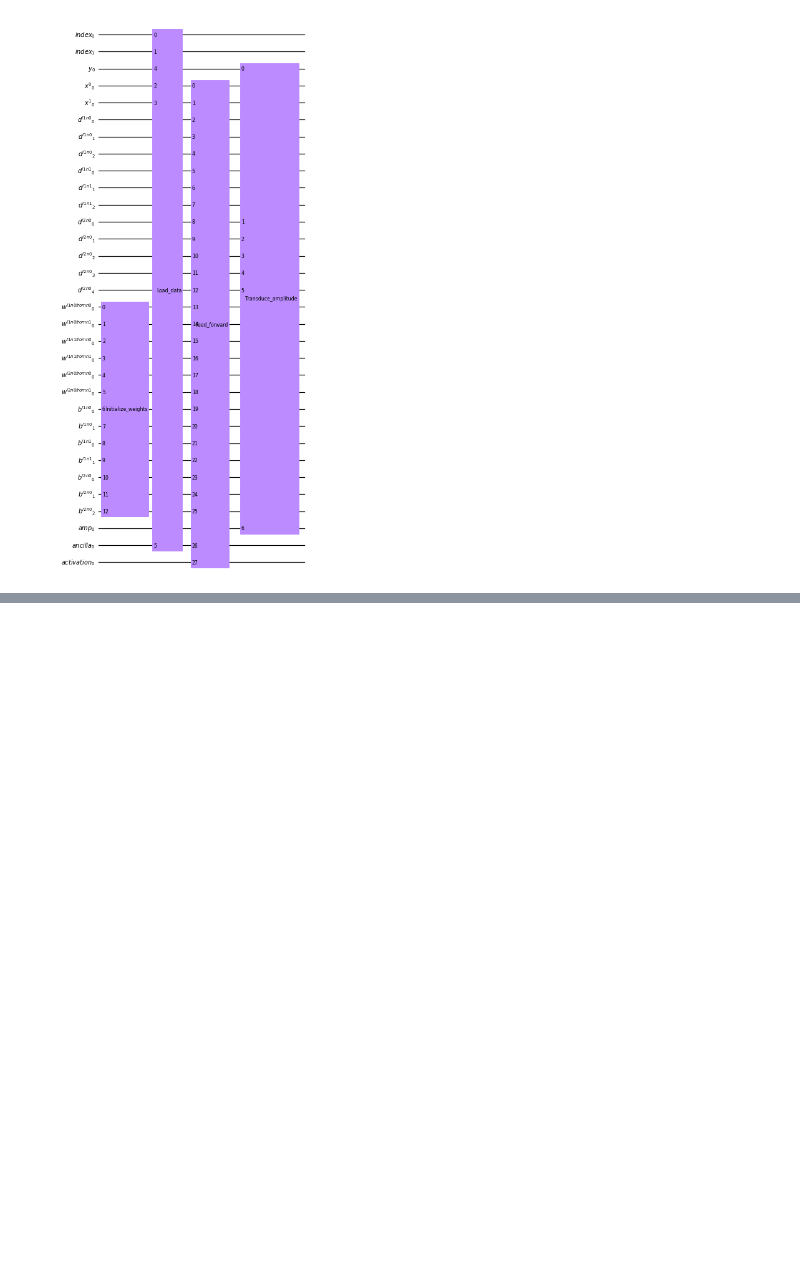
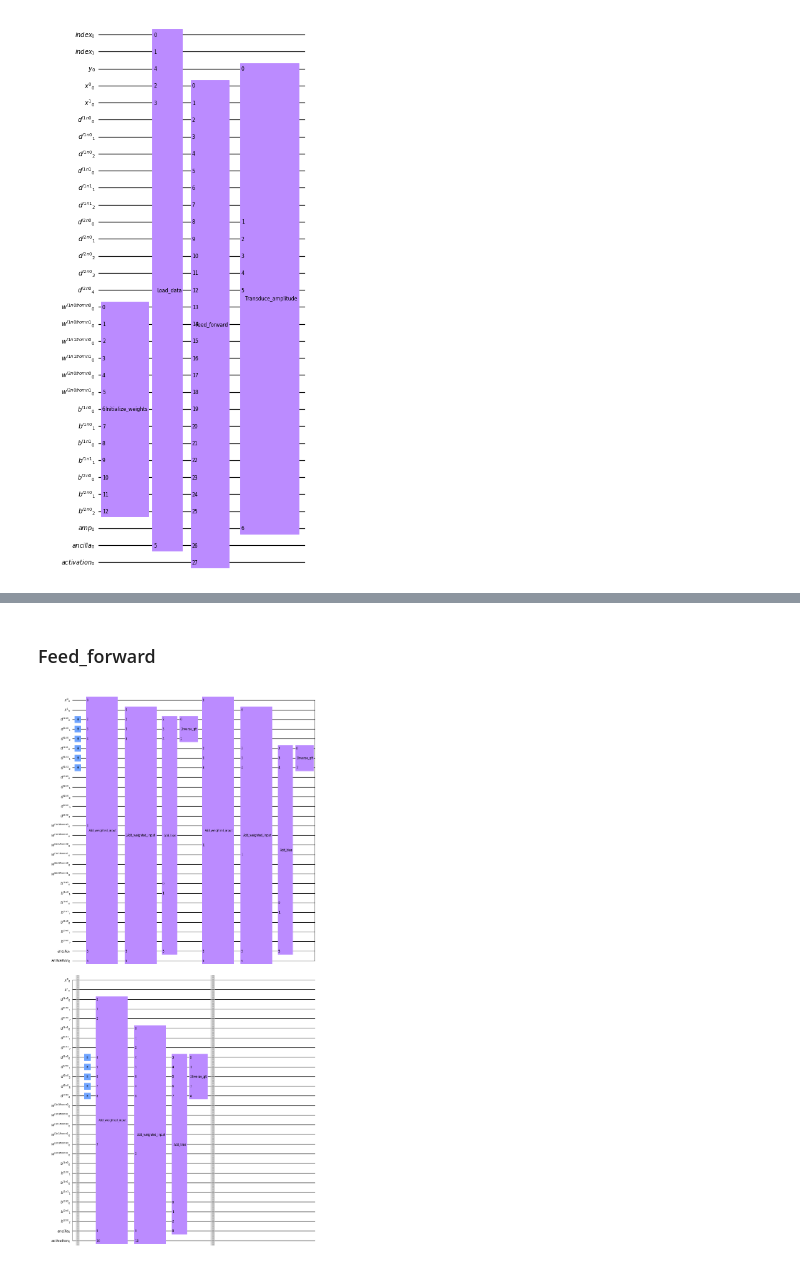
Before and after one commit to yiiyama/qc_random, a Jupyter notebook: quantum_mlp.ipynb, the cells around one changed output, grey strips where cells are left out. Drawn from its saved outputs; the diff is of its cells as text; code cells hidden in the pictures; blank space fills up the shorter version.

```diff
--- a/quantum_mlp.ipynb
+++ b/quantum_mlp.ipynb
@@ -35,0 +55,7 @@ circuit.draw('mpl', scale=0.6)
+# %% [markdown]
+### Feed_forward
+# %%
+circuit = feedforward(reg_data, reg_weights, reg_biases, gatify=2)
+circuit.draw('mpl', scale=0.6)
+# %% [output]
+[figure, added]
```
Also changed, not shown: parts of 10 cells of this notebook.
